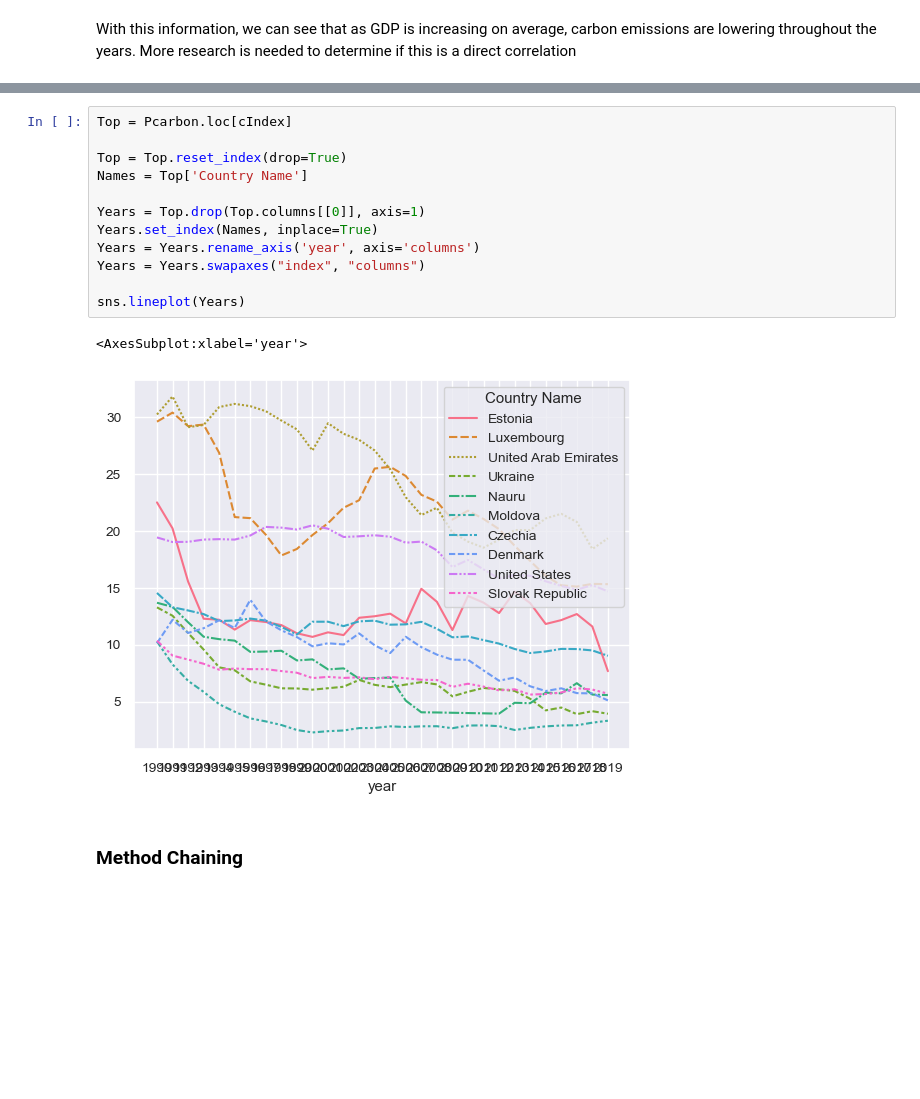
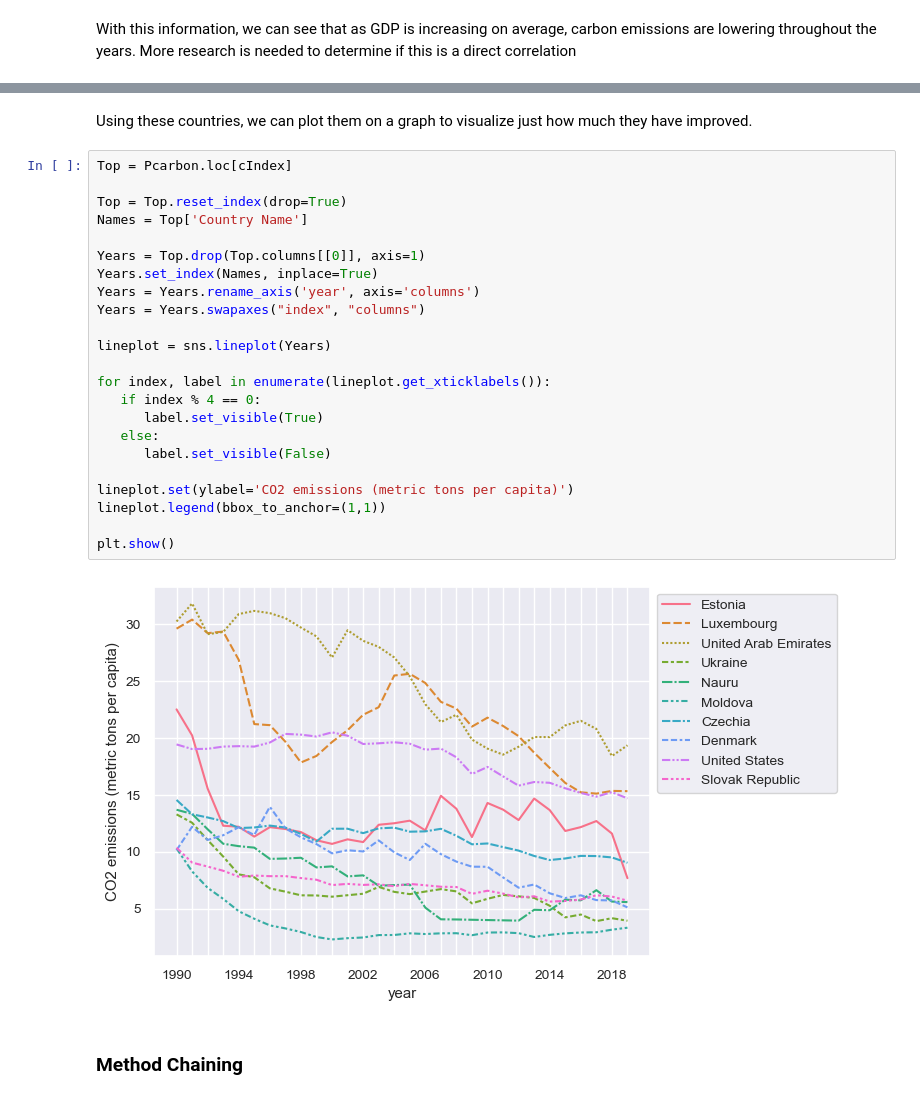
Before and after one commit to ubco-W2022T1-cosc301/project-group42, a Jupyter notebook: notebooks/analysis3.ipynb, the cells around one changed output, grey strips where cells are left out. Saved outputs shown, nothing was run; the diff lists cells and outputs as text; blank space fills up the shorter version.

```diff
--- a/notebooks/analysis3.ipynb
+++ b/notebooks/analysis3.ipynb
@@ -198,21 +199,33 @@ Most improved countries (ordered):
  -Denmark
  -United States
  -Slovak Republic
+# %% [markdown]
+Using these countries, we can plot them on a graph to visualize just how much they have improved.
 # %%
 Top = Pcarbon.loc[cIndex]
 
 Top = Top.reset_index(drop=True)
 Names = Top['Country Name']
 
 Years = Top.drop(Top.columns[[0]], axis=1)
 Years.set_index(Names, inplace=True)
 Years = Years.rename_axis('year', axis='columns')
 Years = Years.swapaxes("index", "columns")
 
-sns.lineplot(Years)
+lineplot = sns.lineplot(Years)
+
+for index, label in enumerate(lineplot.get_xticklabels()):
+   if index % 4 == 0:
+      label.set_visible(True)
+   else:
+      label.set_visible(False)
+
+lineplot.set(ylabel='CO2 emissions (metric tons per capita)')
+lineplot.legend(bbox_to_anchor=(1,1))
+
+plt.show()
 # %% [output]
-<AxesSubplot:xlabel='year'>
-[figure, old version]
+[figure, new version]
 # %% [markdown]
 ### Method Chaining
 # %%
```
Also changed, not shown: parts of 9 cells of this notebook, 4 other files.
